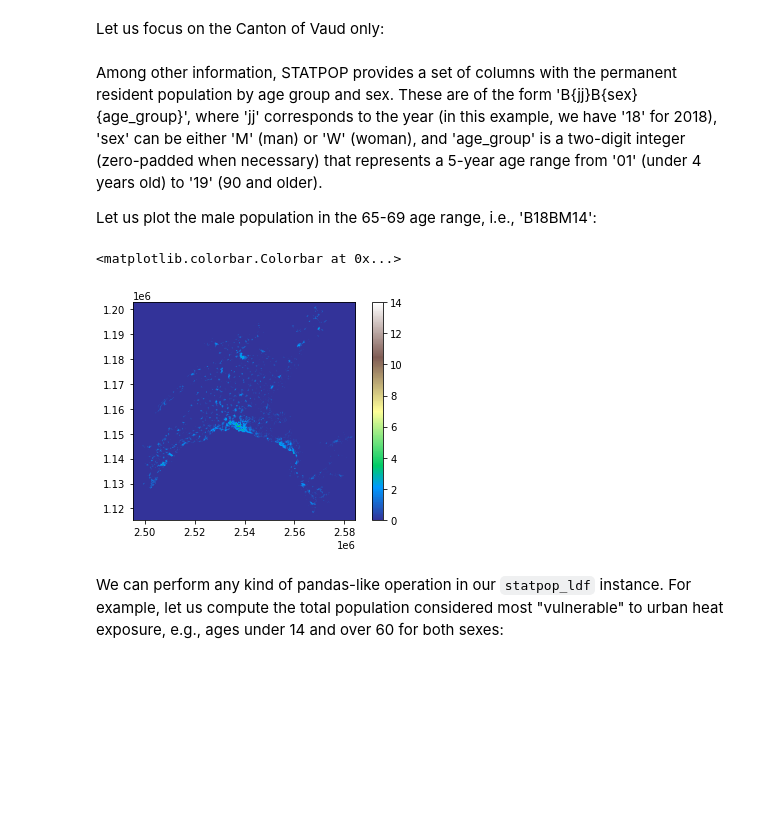
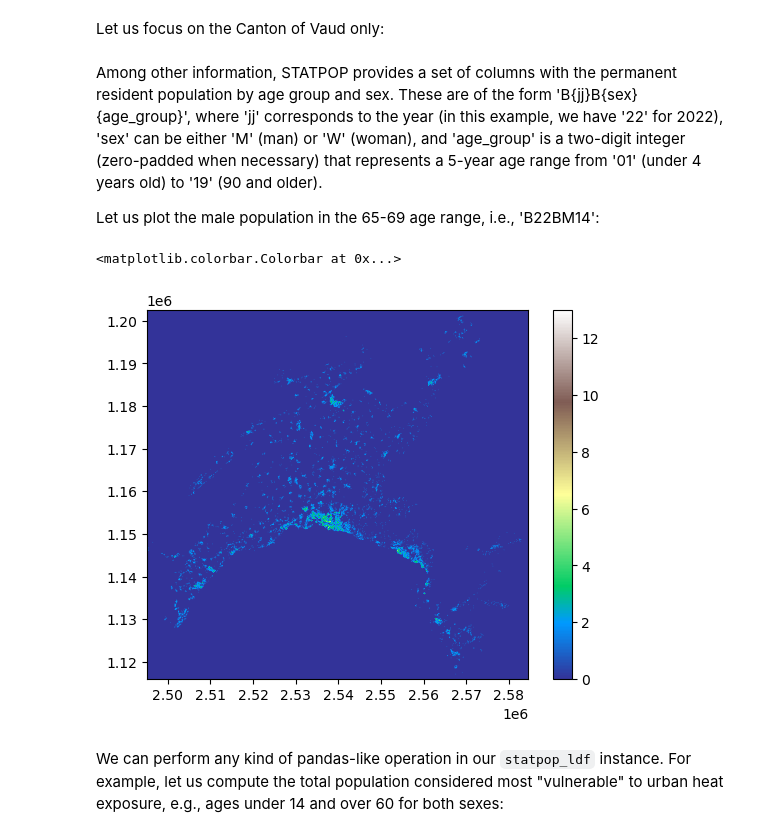
Before and after one commit to martibosch/swisslandstats-geopy, a Jupyter notebook: examples/overview.ipynb, the cells around one changed output. Cells and saved outputs as stored; diff of their text form; code cells hidden in the pictures; blank space fills up the shorter version.

Commit message:
docs: update example notebook

```diff
--- a/examples/overview.ipynb
+++ b/examples/overview.ipynb
@@ -124,6 +133,4 @@ In the STATPOP dataset, the `x` and `y` coordinates in the [EPSG:2056](https://s
 # %%
-statpop_ldf = sls.read_csv(
-    "data/statpop/STATPOP2018.csv", x_column="E_KOORD", y_column="N_KOORD"
-)
+statpop_ldf = sls.read_csv("data/statpop/STATPOP2022.csv")
 statpop_ldf.head()
 # %% [output]
@@ -140,15 +147,15 @@ Let us focus on the Canton of Vaud only:
 # %%
 statpop_ldf = statpop_ldf.clip_by_nominatim("Vaud, Switzerland")
 # %% [markdown]
-Among other information, STATPOP provides a set of columns with the permanent resident population by age group and sex. These are of the form 'B{jj}B{sex}{age_group}', where 'jj' corresponds to the year (in this example, we have '18' for 2018), 'sex' can be either 'M' (man) or 'W' (woman), and 'age_group' is a two-digit integer (zero-padded when necessary) that represents a 5-year age range from '01' (under 4 years old) to '19' (90 and older).
+Among other information, STATPOP provides a set of columns with the permanent resident population by age group and sex. These are of the form 'B{jj}B{sex}{age_group}', where 'jj' corresponds to the year (in this example, we have '22' for 2022), 'sex' can be either 'M' (man) or 'W' (woman), and 'age_group' is a two-digit integer (zero-padded when necessary) that represents a 5-year age range from '01' (under 4 years old) to '19' (90 and older).
 
-Let us plot the male population in the 65-69 age range, i.e., 'B18BM14':
+Let us plot the male population in the 65-69 age range, i.e., 'B22BM14':
 # %%
-ax = statpop_ldf.plot("B18BM14")
+ax = statpop_ldf.plot("B22BM14")
 plt.colorbar(ax.get_images()[0])
 # %% [output]
 <matplotlib.colorbar.Colorbar at 0x...>
-[figure, old version]
+[figure, new version]
 # %% [markdown]
 We can perform any kind of pandas-like operation in our `statpop_ldf` instance. For example, let us compute the total population considered most "vulnerable" to urban heat exposure, e.g., ages under 14 and over 60 for both sexes:
 # %%
```
Also changed, not shown: parts of 25 cells of this notebook.
